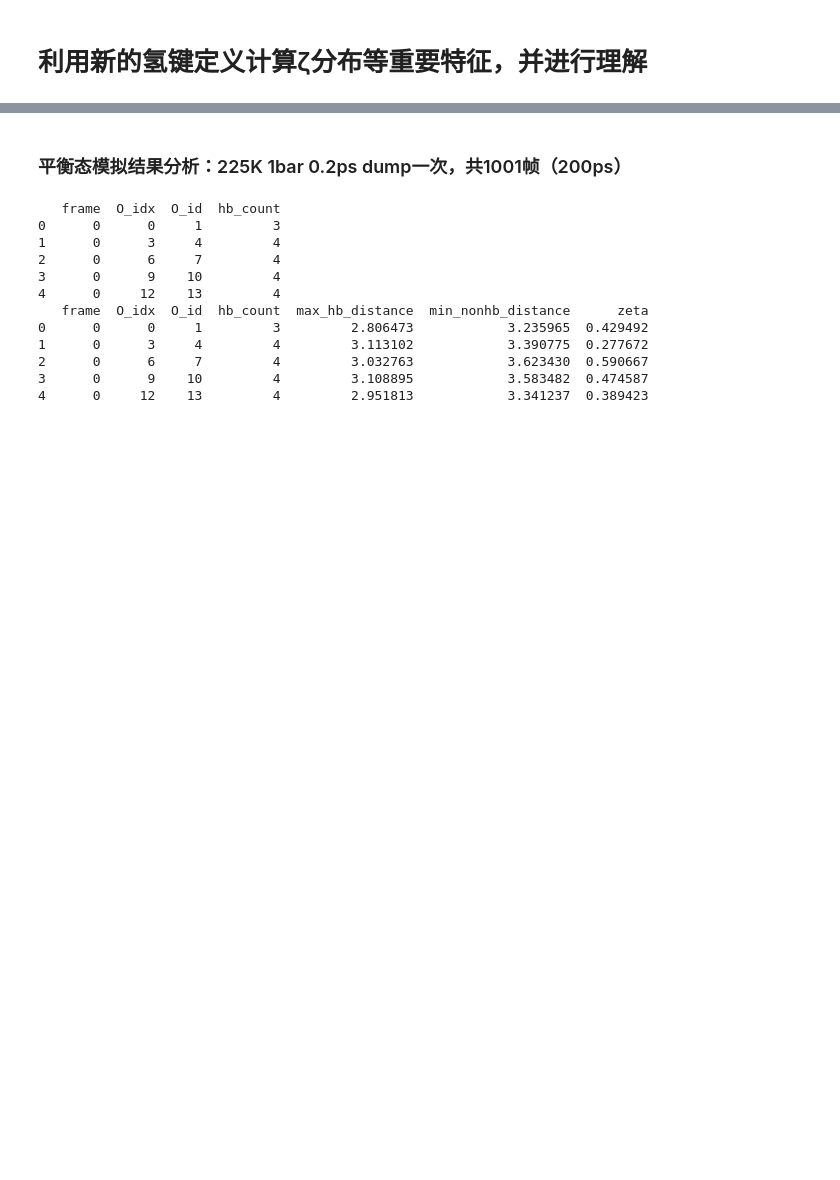
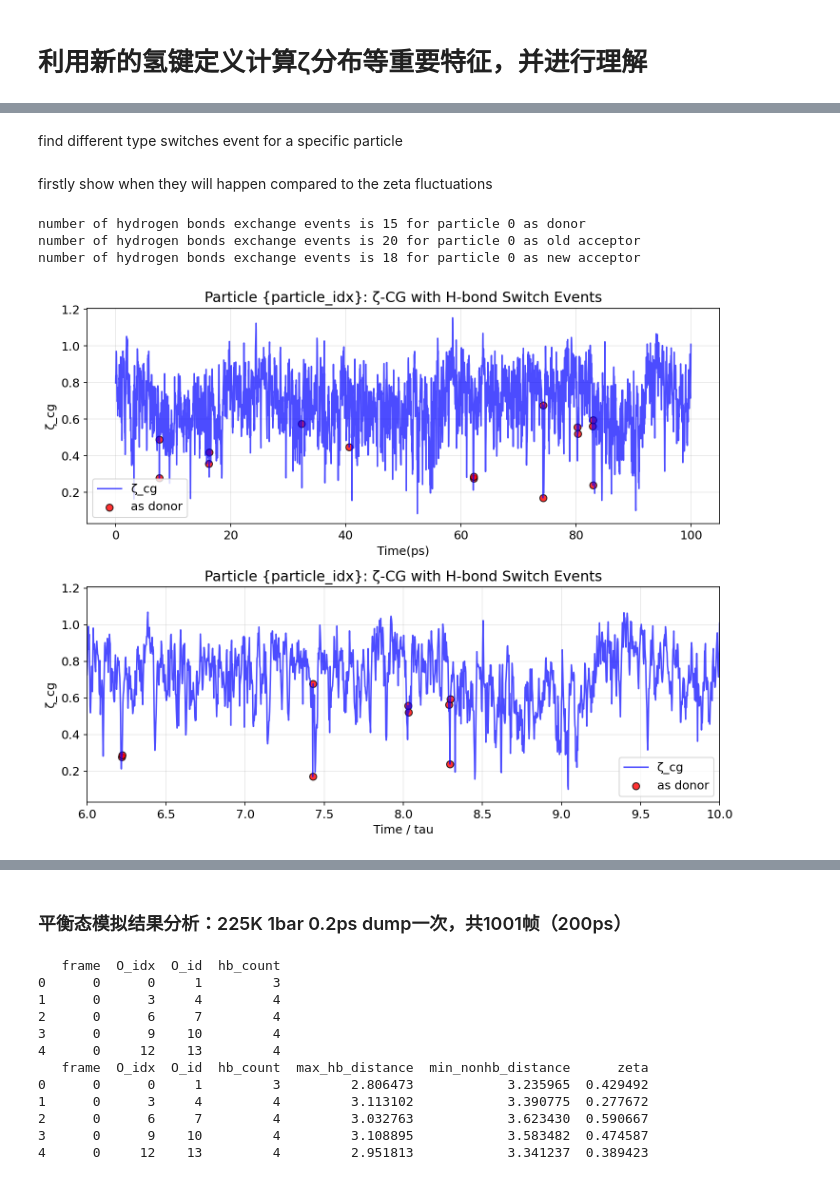
Before and after one commit to JamesHuoyu/SupercooledWater, a Jupyter notebook: notebooks/zeta.ipynb, the cells around one changed output, grey strips where cells are left out. Saved outputs shown, nothing was run; the diff lists cells and outputs as text; code cells hidden in the pictures; blank space fills up the shorter version.

```diff
--- a/notebooks/zeta.ipynb
+++ b/notebooks/zeta.ipynb
@@ -2,0 +274,79 @@
+# %% [markdown]
+find different type switches event for a specific particle
+# %%
+particle_idx = int(particle_id * 3)
+
+donor_switches = [switch for switch in switches if switch['donor_idx'] == particle_idx]
+oacceptor_switches = [switch for switch in switches if switch['old_acceptor_idx'] == particle_idx]
+nacceptor_switches = [switch for switch in switches if switch['new_acceptor_idx'] == particle_idx]
+# %% [markdown]
+firstly show when they will happen compared to the zeta fluctuations
+# %%
+print(f'number of hydrogen bonds exchange events is {len(donor_switches)} for particle {particle_idx} as donor')
+print(f'number of hydrogen bonds exchange events is {len(oacceptor_switches)} for particle {particle_idx} as old acceptor')
+print(f'number of hydrogen bonds exchange events is {len(nacceptor_switches)} for particle {particle_idx} as new acceptor')
+# %% [output]
+number of hydrogen bonds exchange events is 15 for particle 0 as donor
+number of hydrogen bonds exchange events is 20 for particle 0 as old acceptor
+number of hydrogen bonds exchange events is 18 for particle 0 as new acceptor
+# %%
+fig, axes = plt.subplots(2,1,figsize=(10, 8))
+
+ax = axes[0]
+ax.plot(time_points, zeta_particle, 'b-', linewidth=1.5, alpha=0.7, label='ζ_cg')
+if donor_switches:
+    switch_frames = [switch['frame'] for switch in donor_switches]
+    # switch_angles = [switch['jump_angle_deg'] for switch in donor_switches]
+
+    switch_zeta = [zeta_particle[frame] for frame in switch_frames
+                    if frame < len(zeta_particle)]
+
+    scatter = ax.scatter(np.array(switch_frames[:len(switch_zeta)])*u.trajectory.dt, switch_zeta, c='red', s=50, alpha=0.8, marker='o', edgecolors='black', linewidth=1, label='as donor')
+
+# if oacceptor_switches:
+#     oswitch_frames = [switch['frame'] for switch in oacceptor_switches]
+#     # switch_angles = [switch['jump_angle_deg'] for switch in oacceptor_switches]
+
+#     oswitch_zeta = [zeta_particle[frame] for frame in oswitch_frames
+#                     if frame < len(zeta_particle)]
+
+#     scatter = ax.scatter(np.array(oswitch_frames[:len(oswitch_zeta)])*u.trajectory.dt, oswitch_zeta, c='yellow', s=50, alpha=0.8, marker='o', edgecolors='black', linewidth=1, label='as old acceptor')
+
+# if nacceptor_switches:
+#     nswitch_frames = [switch['frame'] for switch in nacceptor_switches]
+#     # switch_angles = [switch['jump_angle_deg'] for switch in nacceptor_switches]
+
+#     nswitch_zeta = [zeta_particle[frame] for frame in nswitch_frames
+#                     if frame < len(zeta_particle)]
+
+#     scatter = ax.scatter(np.array(nswitch_frames[:len(nswitch_zeta)])*u.trajectory.dt, nswitch_zeta, c='grey', s=50, alpha=0.8, marker='o', edgecolors='black', linewidth=1, label='as new acceptor')
+
+ax.set(
+    xlabel='Time(ps)',
+    ylabel='ζ_cg',
+    title='Particle {particle_idx}: ζ-CG with H-bond Switch Events'
+)
+ax.grid(True, alpha=0.3)
+ax.legend()
+
+ax = axes[1]
+ax.plot(time_simply, zeta_particle, 'b-', linewidth=1.5, alpha=0.7, label='ζ_cg')
+
+if donor_switches:
+    scatter = ax.scatter(np.array(switch_frames[:len(switch_zeta)])* u.trajectory.dt / time_tau, switch_zeta, c='red', s=50, alpha=0.8, marker='o', edgecolors='black', linewidth=1, label='as donor')
+# if oacceptor_switches:
+#     scatter = ax.scatter(np.array(oswitch_frames[:len(oswitch_zeta)])* u.trajectory.dt / time_tau, oswitch_zeta, c='yellow', s=50, alpha=0.8, marker='o', edgecolors='black', linewidth=1, label='as old acceptor')
+# if nacceptor_switches:
+#     scatter = ax.scatter(np.array(nswitch_frames[:len(nswitch_zeta)])* u.trajectory.dt / time_tau, nswitch_zeta, c='grey', s=50, alpha=0.8, marker='o', edgecolors='black', linewidth=1, label='as new acceptor')
+ax.set(
+    xlim = (6, 10),
+    xlabel='Time / tau',
+    ylabel='ζ_cg',
+    title='Particle {particle_idx}: ζ-CG with H-bond Switch Events'
+)
+ax.grid(True, alpha=0.3)
+ax.legend()
+
+plt.tight_layout()
+# %% [output]
+[figure, added]
```
Also changed, not shown: parts of 18 cells of this notebook, 4 other files.
